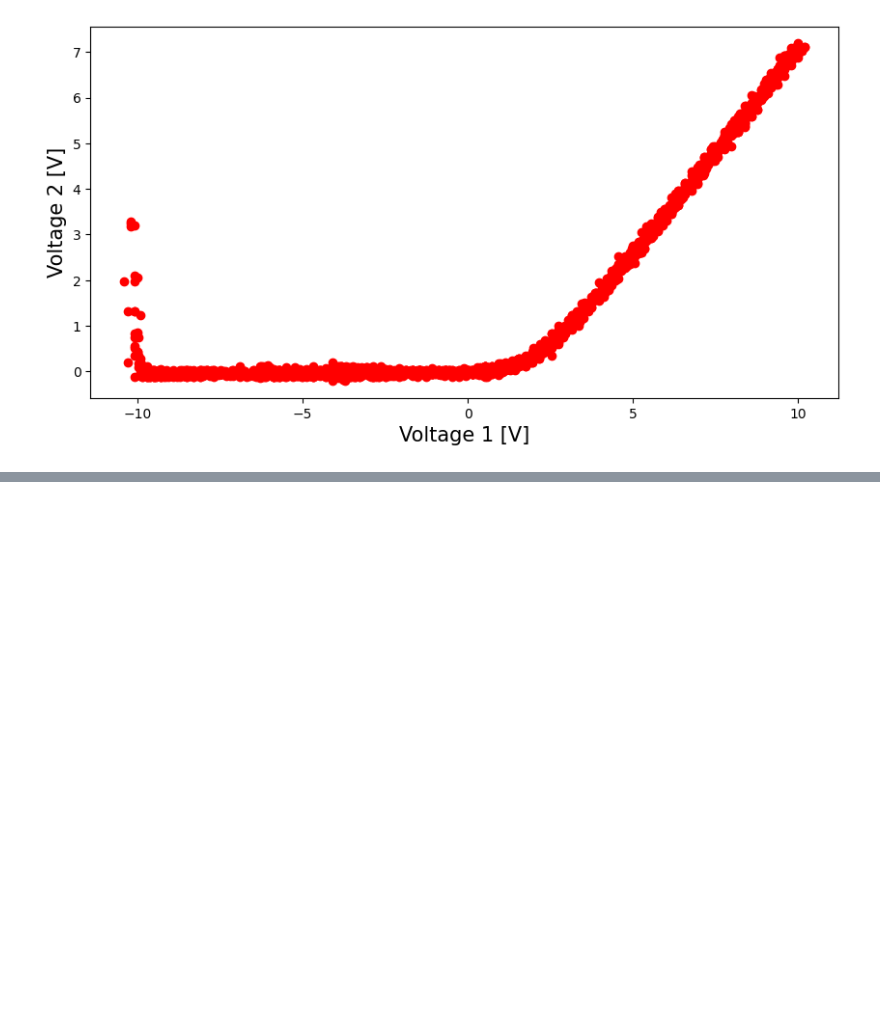
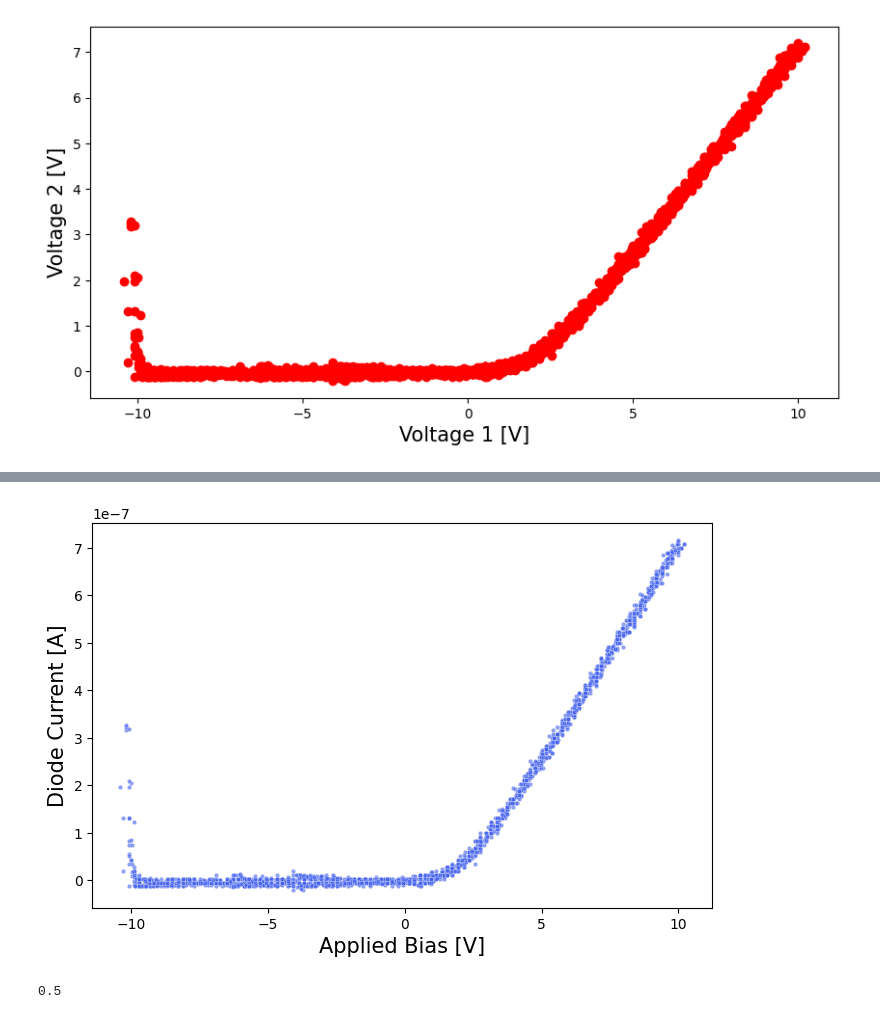
Before and after one commit to devkhullar/phys2925, a Jupyter notebook: franck_hertz_experiment/code/analysis.ipynb, the cells around one changed output, grey strips where cells are left out. Cells and saved outputs as stored; diff of their text form; code cells hidden in the pictures; blank space fills up the shorter version.

```diff
--- a/franck_hertz_experiment/code/analysis.ipynb
+++ b/franck_hertz_experiment/code/analysis.ipynb
@@ -31,0 +87,20 @@ plt.savefig('../tex/figures/part_1_XY.png', bbox_inches='tight')
+# %%
+fig, ax = plt.subplots(1, 1, figsize=(8, 5))
+sns.scatterplot(
+    data,
+    x='Volt1',
+    y='Current (A)',
+    alpha=0.6,
+    s=10,
+    color='#4361ee',
+)
+
+ax.set_xlabel('Applied Bias [V]', fontsize=fontsize)
+ax.set_ylabel('Diode Current [A]', fontsize=fontsize)
+plt.savefig('../tex/figures/part_1_anode_current_vs_applied_bias.png', bbox_inches='tight')
+# %% [output]
+[figure, added]
+# %%
+5/5/2
+# %% [output]
+0.5
```
Also changed, not shown: parts of 48 cells of this notebook.
